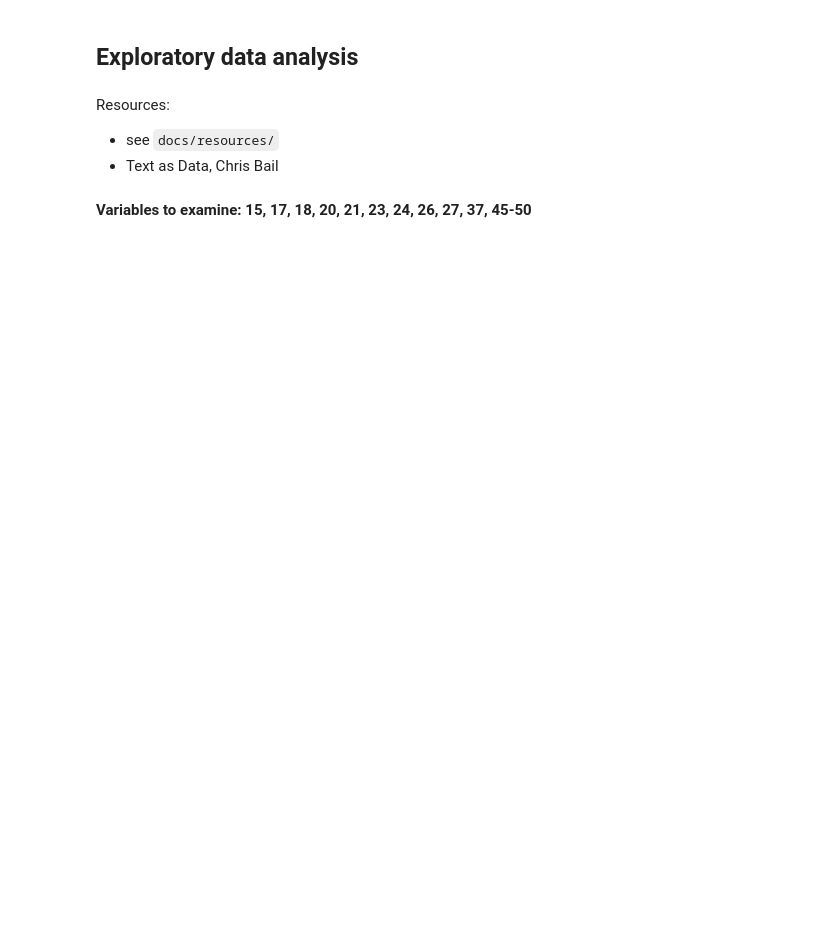
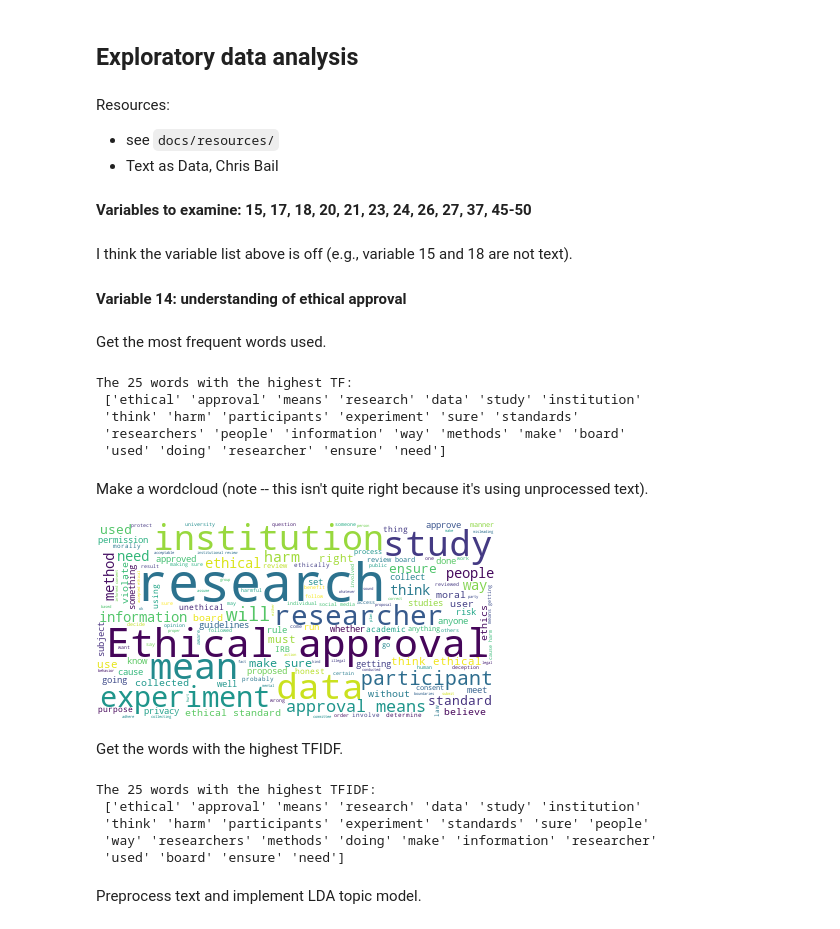
Before and after one commit to vincejstraub/article-digex-survey, a Jupyter notebook: code/notebooks/04-text-analysis.ipynb, the cells around one changed output. Drawn from its saved outputs; the diff is of its cells as text; code cells hidden in the pictures; blank space fills up the shorter version.

Commit message:
exploring 'ethic_appr'

```diff
--- a/code/notebooks/04-text-analysis.ipynb
+++ b/code/notebooks/04-text-analysis.ipynb
@@ -78,0 +60,4 @@ digex_df.head()
+# %%
+digex_df = pd.read_csv('/Users/jasonburton/Documents/GitHub/article-digex-survey/data/processed/digex-survey-responses-processed.csv', index_col=0)
+
+digex_df.head()
@@ -84,3 +77,7 @@ Resources:
 - Text as Data, Chris Bail
 # %% [markdown]
 **Variables to examine: 15, 17, 18, 20, 21, 23, 24, 26, 27, 37, 45-50**
+# %% [markdown]
+I think the variable list above is off (e.g., variable 15 and 18 are not text).
+
+#### Variable 14: understanding of ethical approval
@@ -86,0 +87,55 @@ Resources:
+# %% [markdown]
+Get the most frequent words used.
+# %%
+def get_tf_top_features(documents, n_top=25):
+  vect = CountVectorizer(stop_words='english', ngram_range= (1,1))
+  tf = vect.fit_transform(documents)
+  importance = np.argsort(np.asarray(tf.sum(axis=0)).ravel())[::-1]
+  tf_feature_names = np.array(vect.get_feature_names_out())
+  return tf_feature_names[importance[:n_top]]
+
+print('The 25 words with the highest TF:\n', get_tf_top_features(digex_df['ethic_appr']))
+# %% [output]
+The 25 words with the highest TF:
+ ['ethical' 'approval' 'means' 'research' 'data' 'study' 'institution'
+ 'think' 'harm' 'participants' 'experiment' 'sure' 'standards'
+ 'researchers' 'people' 'information' 'way' 'methods' 'make' 'board'
+ 'used' 'doing' 'researcher' 'ensure' 'need']
+# %% [markdown]
+Make a wordcloud (note -- this isn't quite right because it's using unprocessed text).
+# %%
+# Import the wordcloud library
+from wordcloud import WordCloud
+
+# Join the different processed titles together.
+long_string = ','.join(list(digex_df['ethic_appr'].values))
+
+# Create a WordCloud object
+wordcloud = WordCloud(background_color="white", max_words=5000, contour_width=3, contour_color='steelblue')
+
+# Generate a word cloud
+wordcloud.generate(long_string)
+
+# Visualize the word cloud
+wordcloud.to_image()
+# %% [output]
+[figure, added]
+# %% [markdown]
+Get the words with the highest TFIDF.
+# %%
+def get_tfidf_top_features(documents, n_top=25):
+  tfidf_vectorizer = TfidfVectorizer(max_df=0.95, min_df=3,  stop_words='english')
+  tfidf = tfidf_vectorizer.fit_transform(documents)
+  importance = np.argsort(np.asarray(tfidf.sum(axis=0)).ravel())[::-1]
+  tfidf_feature_names = np.array(tfidf_vectorizer.get_feature_names_out())
+  return tfidf_feature_names[importance[:n_top]]
+
+print('The 25 words with the highest TFIDF:\n', get_tfidf_top_features(digex_df['ethic_appr']))
+# %% [output]
+The 25 words with the highest TFIDF:
+ ['ethical' 'approval' 'means' 'research' 'data' 'study' 'institution'
+ 'think' 'harm' 'participants' 'experiment' 'standards' 'sure' 'people'
+ 'way' 'researchers' 'methods' 'doing' 'make' 'information' 'researcher'
+ 'used' 'board' 'ensure' 'need']
+# %% [markdown]
+Preprocess text and implement LDA topic model.
```
Also changed, not shown: parts of 9 cells of this notebook.
